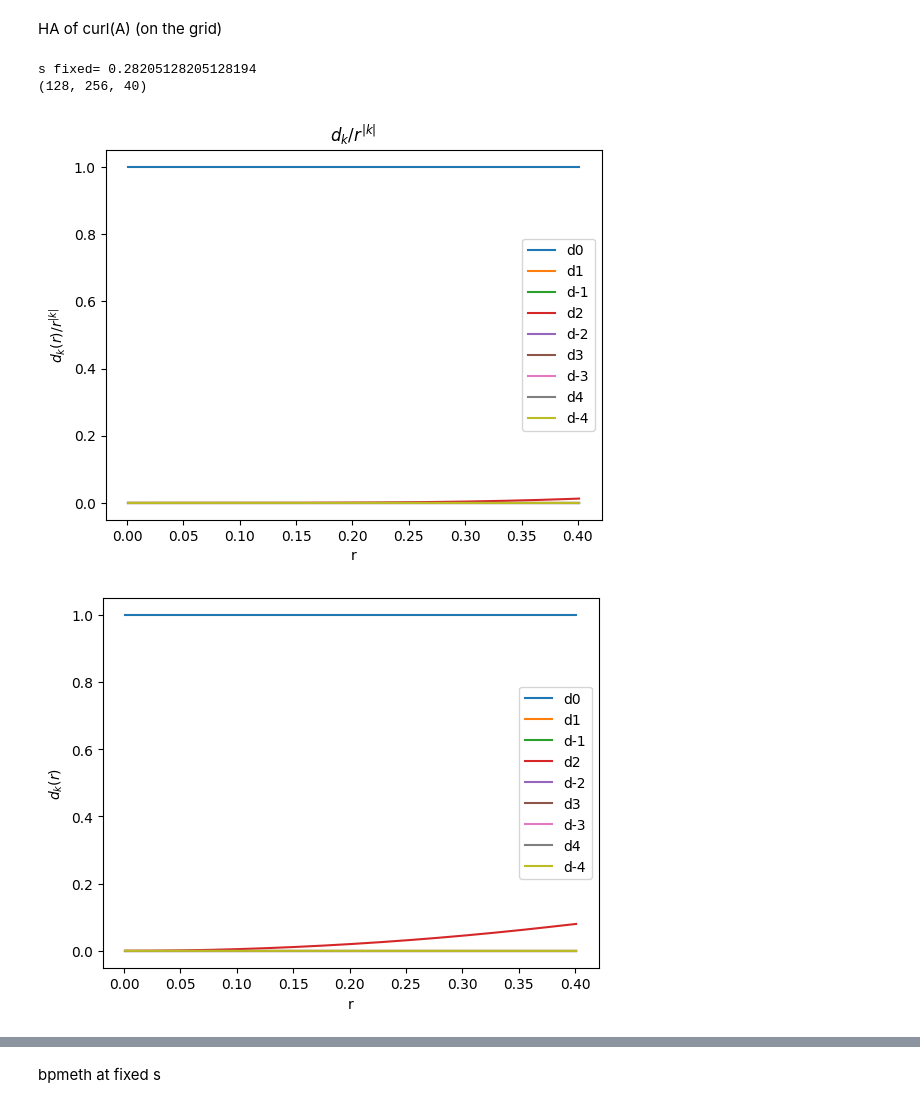
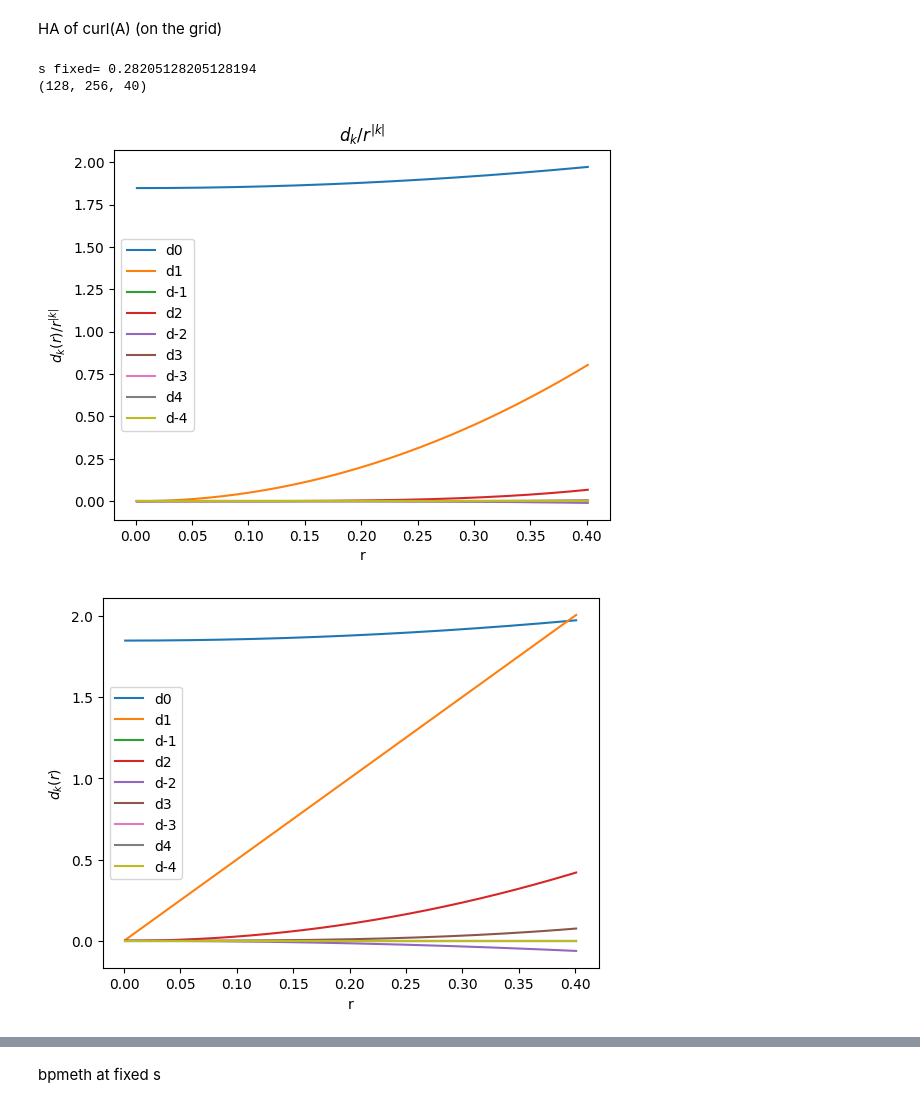
Before and after one commit to marcoliniF/bpmeth, a Jupyter notebook: preliminaryTrials/2.3abphiBABab_roundmeshgrid.ipynb, the cells around one changed output, grey strips where cells are left out. Saved outputs shown, nothing was run; the diff lists cells and outputs as text; code cells hidden in the pictures.

```diff
--- a/preliminaryTrials/2.3abphiBABab_roundmeshgrid.ipynb
+++ b/preliminaryTrials/2.3abphiBABab_roundmeshgrid.ipynb
@@ -9,7 +11,7 @@ from numpy.polynomial.chebyshev import chebvander, cheb2poly
 # %%
 #start from multipole coeefficients a_n(s)=a1,a2,... and b_n(s)
-a_coeffs = [0,1,0,1]
-b_coeffs = ["1+0*s","0*s","1+0*s",0]
+a_coeffs = [1,2,3,4]
+b_coeffs = ["2*exp(-s**2)",5,6,7]
 #get bpmeth opbject
 expansion=bpmeth.FieldExpansion(a=a_coeffs, b=b_coeffs)
 expansion.plot_components()
@@ -595,35 +730,35 @@ s_fixed=ss[sindex]
 print("s fixed=",s_fixed)
 curlyix=curl_y+1j*curl_x
 origByiBx=By_ana+1j*Bx_ana #to check from the original field
-fieldyplusifieldx=curlyix # origByiBx or curlyix
+fieldyplusifieldx=origByiBx # origByiBx or curlyix
 print(fieldyplusifieldx.shape)
 dkgridout=dkongrid(Byibx_rts=fieldyplusifieldx, rr=rr, nk=nk,s_index=25)
 #plot dk(r)/r^|k|
 for ki in range(2*nk+1):
   if ki % 2 != 0: #odd array indexes are storing positive k's
     plt.plot(rarr[:,0,sindex], dkgridout[:,ki]/rarr[:,0,sindex]**(-(ki+1)/2), label='d'+str((ki+1)//2))#for some reason i have to put a - in the exponent
   else:#even idexes->negative k's
     plt.plot(rarr[:,0,sindex], dkgridout[:,ki]/rarr[:,0,sindex]**(-(ki)/2), label='d'+str(-ki//2))
 plt.xlabel('r')
 plt.ylabel('$d_k(r)/r^{|k|}$')
 #plt.plot(rarr[:,0,sindex],dkofr[:,4], label='ppp')
 plt.legend()
 plt.title('$d_k/r^{|k|}$')
 plt.show()
 #plot d_k(r)
 for ki in range(2*nk+1):
   if ki % 2 != 0: #odd array indexes are storing positive k's
     plt.plot(rarr[:,0,sindex], dkgridout[:,ki], label='d'+str((ki+1)//2))
   else:#even idexes->negative k's
     plt.plot(rarr[:,0,sindex], dkgridout[:,ki], label='d'+str(-ki//2))
 plt.xlabel('r')
 plt.ylabel('$d_k(r)$')
 #plt.plot(rarr[:,0,sindex],dkofr[:,4], label='ppp')
 plt.legend()
 plt.show()
 # %% [output]
 s fixed= 0.28205128205128194
 (128, 256, 40)
-[figure, old version]
+[figure, new version]
-[figure, old version]
+[figure, new version]
 # %%
```
Also changed, not shown: parts of 25 cells of this notebook.
